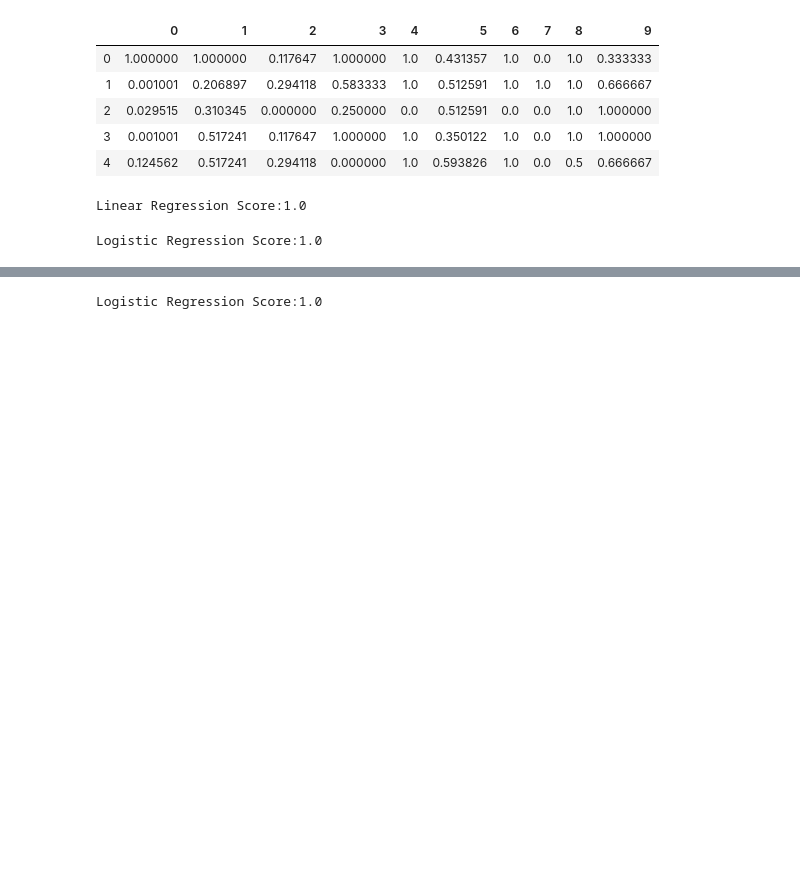
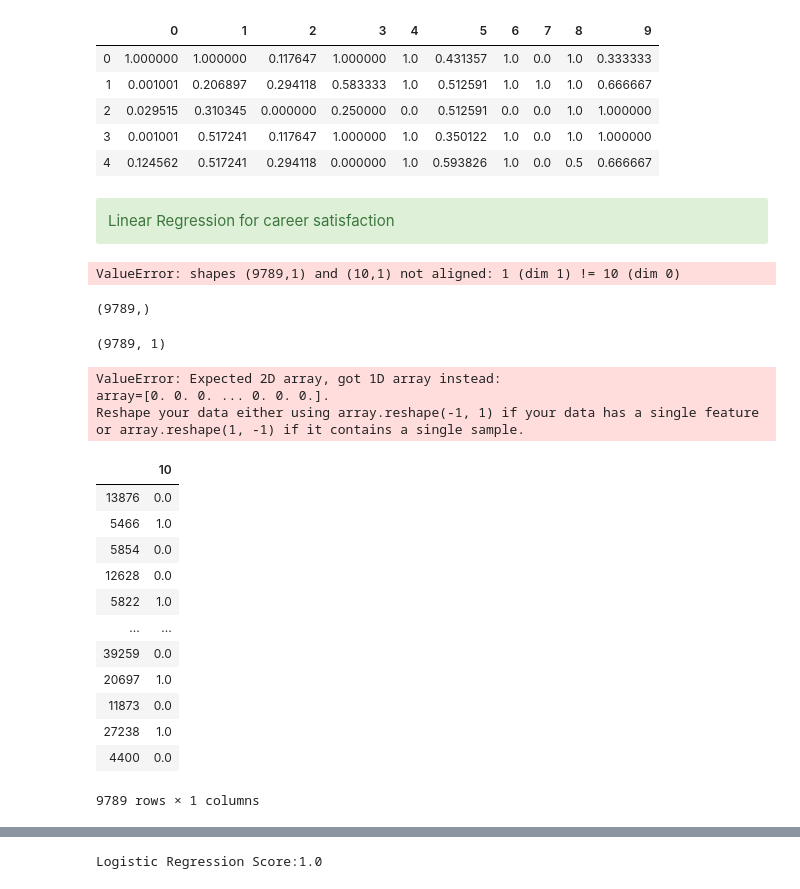
Before and after one commit to nitishvj/Capstone-1-Developers-Survey-Analysis, a Jupyter notebook: Capstone 1.ipynb, the cells around one changed output, grey strips where cells are left out. Drawn from its saved outputs; the diff is of its cells as text; code cells hidden in the pictures; blank space fills up the shorter version.

```diff
--- a/Capstone 1.ipynb
+++ b/Capstone 1.ipynb
@@ -996,17 +1036,29 @@ ohe = OneHotEncoder(categorical_features=[0])
 X_ohe = ohe.fit_transform(X_ohe).toarray()
 # %%
 pd.DataFrame(x_scaled0).head();
+# %% [markdown]
+<div class="span5 alert alert-success">
+Linear Regression for career satisfaction
 # %%
-################# LINEAR REGRESSION for career satisfaction #################
 X_train, X_test, y_train, y_test = train_test_split(X0,y0,test_size=0.2,random_state=42)
 #sklearn.feature_selection.chi2(X0, y0)
 reg = LinearRegression().fit(X_train, y_train)
 accuracy = reg.score(X_test,reg.predict(X_test))
+prediction = reg.predict(X_test)
+print('SGDRegressor Score: '+ str(reg.score(y_test,prediction)))
 print('Linear Regression Score:'+str(accuracy))
 #rms = mean_squared_error(X_test,reg.predict(X_test))
 #print('Linear Regression RMS: '+str(np.sqrt(rms)))
 # %% [output]
-Linear Regression Score:1.0
+ValueError: shapes (9789,1) and (10,1) not aligned: 1 (dim 1) != 10 (dim 0)
+# %%
+prediction.shape
+# %% [output]
+(9789,)
+# %%
+y_test.shape
+# %% [output]
+(9789, 1)
 # %%
 ################# LOGISTIC REGRESSION for career satisfaction #################
 dflr = df_total.copy()
@@ -1017,10 +1069,30 @@ x_scaled0lr = min_max_scaler0.fit_transform(val0lr)
 dflr_norm0 = pd.DataFrame(x_scaled0lr)
 X0lr = dflr_norm0.iloc[:,:-1]
 y0lr = dflr_norm0.iloc[:,-1:]
+
 X_trainlr, X_testlr, y_trainlr, y_testlr = train_test_split(X0lr,y0lr,test_size=0.2,random_state=42)
 from sklearn.linear_model import LogisticRegression
 logreg = LogisticRegression().fit(X_trainlr, y_trainlr)
-accuracy = logreg.score(X_testlr,logreg.predict(X_testlr))
+prediction = logreg.predict(X_test)
+accuracy = logreg.score(prediction,y_testlr)
 print('Logistic Regression Score:'+str(accuracy))
 # %% [output]
-Logistic Regression Score:1.0
+ValueError: Expected 2D array, got 1D array instead:
+array=[0. 0. 0. ... 0. 0. 0.].
+Reshape your data either using array.reshape(-1, 1) if your data has a single feature or array.reshape(1, -1) if it contains a single sample.
+# %%
+y_testlr
+# %% [output]
+|  | 10 |
+| 13876 | 0.0 |
+| 5466 | 1.0 |
+| 5854 | 0.0 |
+| 12628 | 0.0 |
+| 5822 | 1.0 |
+| ... | ... |
+| 39259 | 0.0 |
+| 20697 | 1.0 |
+| 11873 | 0.0 |
+| 27238 | 1.0 |
+| 4400 | 0.0 |
+9789 rows × 1 columns
```
Also changed, not shown: parts of 20 cells of this notebook.
